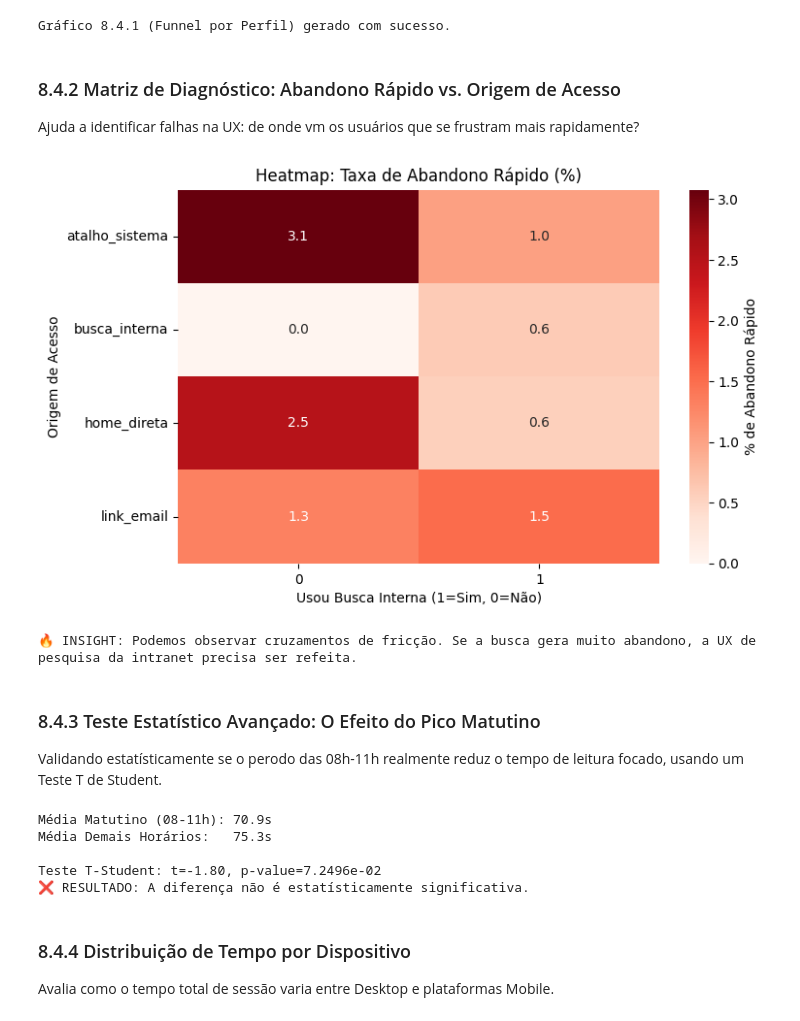
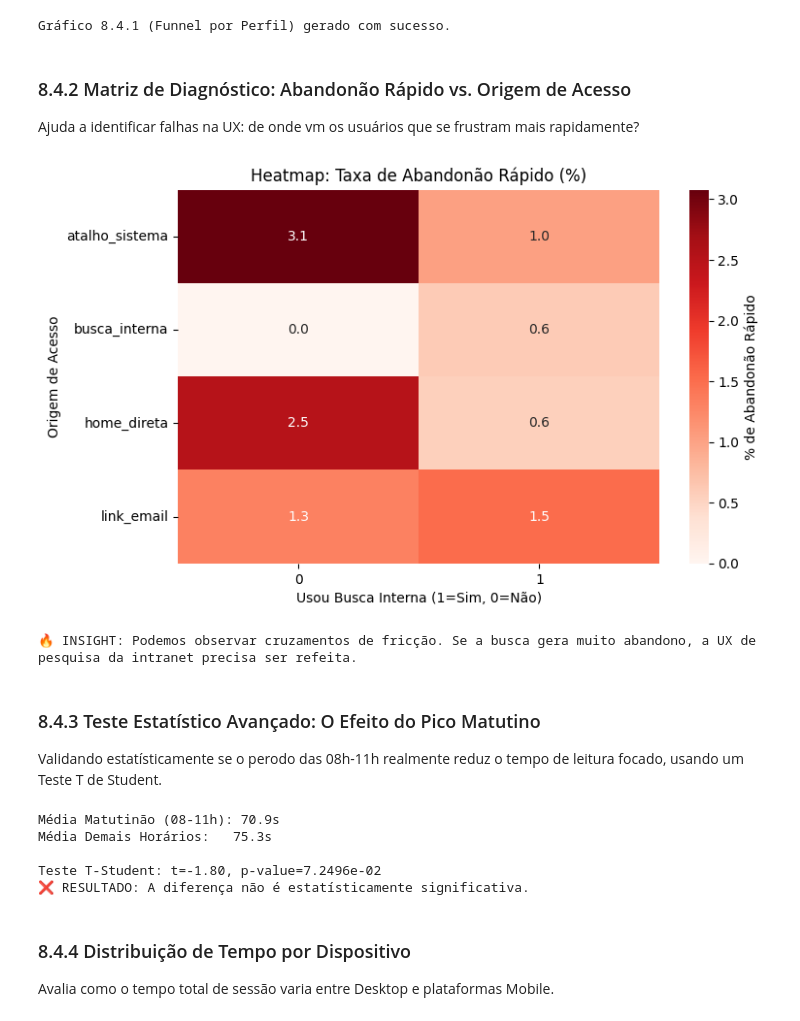
Before and after one commit to Bernardomeirelles/PonderadaS3, a Jupyter notebook: ITL_SI10_2026_e03_avaliacao_qualidade_dados_sinteticos.ipynb, the cells around one changed output. Drawn from its saved outputs; the diff is of its cells as text; code cells hidden in the pictures.

```diff
--- a/ITL_SI10_2026_e03_avaliacao_qualidade_dados_sinteticos.ipynb
+++ b/ITL_SI10_2026_e03_avaliacao_qualidade_dados_sinteticos.ipynb
@@ -299,7 +299,7 @@ else:
         import gdown
     except ImportError as exc:
         raise ImportError(
-            'O pacote gdown é necessário para baixar o dataset no Colab. '
+            'O pacote gdown é necessário para baixar o dataset não Colab. '
             'Execute: !pip install gdown'
         ) from exc
 
@@ -1697,29 +1697,29 @@ print('Gráfico 8.4.1 (Funnel por Perfil) gerado com sucesso.')
 [interactive output not drawn]
 Gráfico 8.4.1 (Funnel por Perfil) gerado com sucesso.
 # %% [markdown]
-### 8.4.2 Matriz de Diagnóstico: Abandono Rápido vs. Origem de Acesso
+### 8.4.2 Matriz de Diagnóstico: Abandonão Rápido vs. Origem de Acesso
 Ajuda a identificar falhas na UX: de onde vm os usuários que se frustram mais rapidamente?
 # %%
 import seaborn as sns
 import matplotlib.pyplot as plt
 
 abandono_crosstab = pd.crosstab(
     index=df['origem_acesso'],
     columns=df['usou_busca'],
     values=df['abandono_rapido'],
     aggfunc='mean'
 ).fillna(0) * 100
 
 plt.figure(figsize=(8, 5))
-sns.heatmap(abandono_crosstab, annot=True, fmt=".1f", cmap="Reds", cbar_kws={'label': '% de Abandono Rápido'})
-plt.title("Heatmap: Taxa de Abandono Rápido (%)")
+sns.heatmap(abandono_crosstab, annot=True, fmt=".1f", cmap="Reds", cbar_kws={'label': '% de Abandonão Rápido'})
+plt.title("Heatmap: Taxa de Abandonão Rápido (%)")
 plt.xlabel("Usou Busca Interna (1=Sim, 0=Não)")
 plt.ylabel("Origem de Acesso")
 plt.show()
 
 print("🔥 INSIGHT: Podemos observar cruzamentos de fricção. Se a busca gera muito abandono, a UX de pesquisa da intranet precisa ser refeita.")
 # %% [output]
-[figure, old version]
+[figure, new version]
 🔥 INSIGHT: Podemos observar cruzamentos de fricção. Se a busca gera muito abandono, a UX de pesquisa da intranet precisa ser refeita.
 # %% [markdown]
 ### 8.4.3 Teste Estatístico Avançado: O Efeito do Pico Matutino
@@ -1732,16 +1732,16 @@ grupo_outros   = df[(df['faixa_horaria'] != '08-11') & (df['clicou_comunicado']
 
 t_stat, p_value = stats.ttest_ind(grupo_matutino, grupo_outros, equal_var=False)
 
-print(f"Média Matutino (08-11h): {grupo_matutino.mean():.1f}s")
+print(f"Média Matutinão (08-11h): {grupo_matutino.mean():.1f}s")
 print(f"Média Demais Horários:   {grupo_outros.mean():.1f}s")
 print(f"\nTeste T-Student: t={t_stat:.2f}, p-value={p_value:.4e}")
 
 if p_value < 0.05:
-    print("✅ RESULTADO: Existe uma diferença estatísticamente significativa! O pico matutino afeta o tempo de leitura de forma real e comprovada.")
+    print("✅ RESULTADO: Existe uma diferença estatísticamente significativa! O pico matutinão afeta o tempo de leitura de forma real e comprovada.")
 else:
     print("❌ RESULTADO: A diferença não é estatísticamente significativa.")
 # %% [output]
-Média Matutino (08-11h): 70.9s
+Média Matutinão (08-11h): 70.9s
 Média Demais Horários:   75.3s
 
 Teste T-Student: t=-1.80, p-value=7.2496e-02
```
Also changed, not shown: parts of 28 cells of this notebook, 1 other file.
